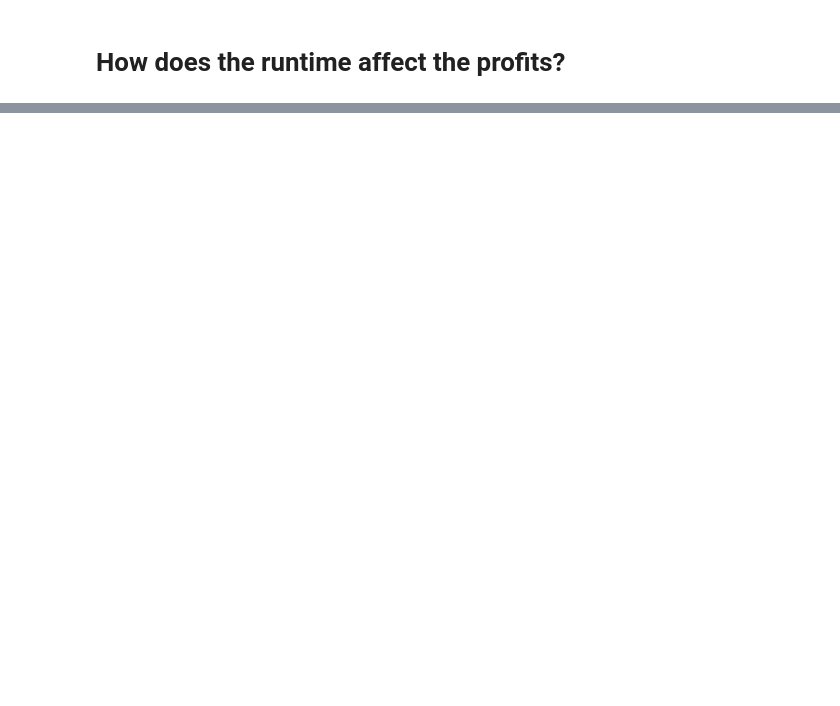
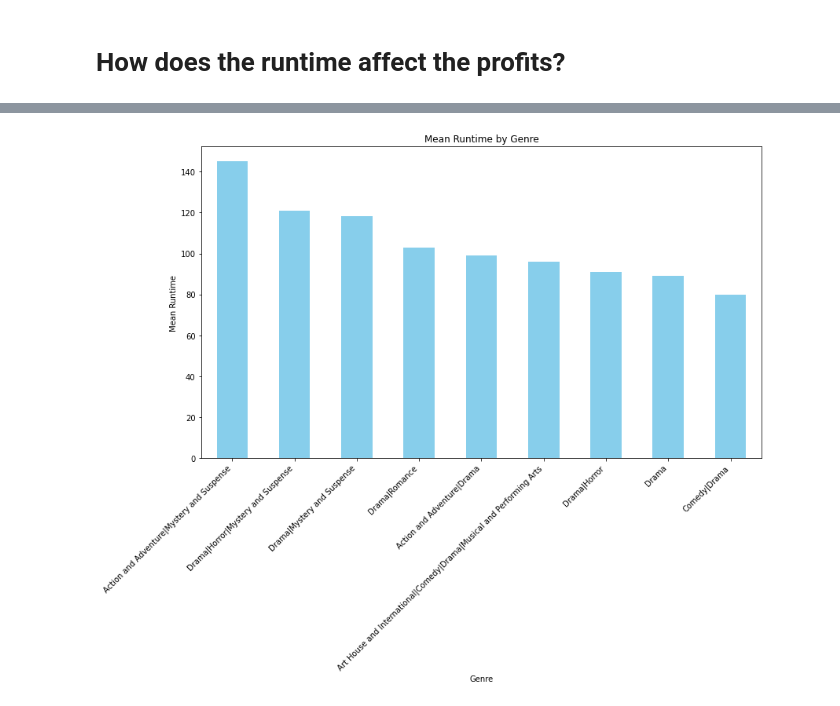
Before and after one commit to MyraKadenge/phase-1-project-v2-4, a Jupyter notebook: student.ipynb, the cells around one changed output, grey strips where cells are left out. Drawn from its saved outputs; the diff is of its cells as text; code cells hidden in the pictures; blank space fills up the shorter version.

```diff
--- a/student.ipynb
+++ b/student.ipynb
@@ -582,3 +631,17 @@ plt.show()
 # %%
 #the scatter plot does not show any correlation between run time and profit meeaning microsoft does not need to
 #focus on the runtime of the mobies they choose to create.
+# %%
+genre_runtime_mean = final_dataset.groupby('genre')['runtime'].mean().sort_values(ascending=False)
+
+# Plot the bar graph
+plt.figure(figsize=(12, 10))
+genre_runtime_mean.plot(kind='bar', color='skyblue')
+plt.title('Mean Runtime by Genre')
+plt.xlabel('Genre')
+plt.ylabel('Mean Runtime')
+plt.xticks(rotation=45, ha='right')
+plt.tight_layout()
+plt.show()
+# %% [output]
+[figure, added]
```
Also changed, not shown: parts of 15 cells of this notebook.
